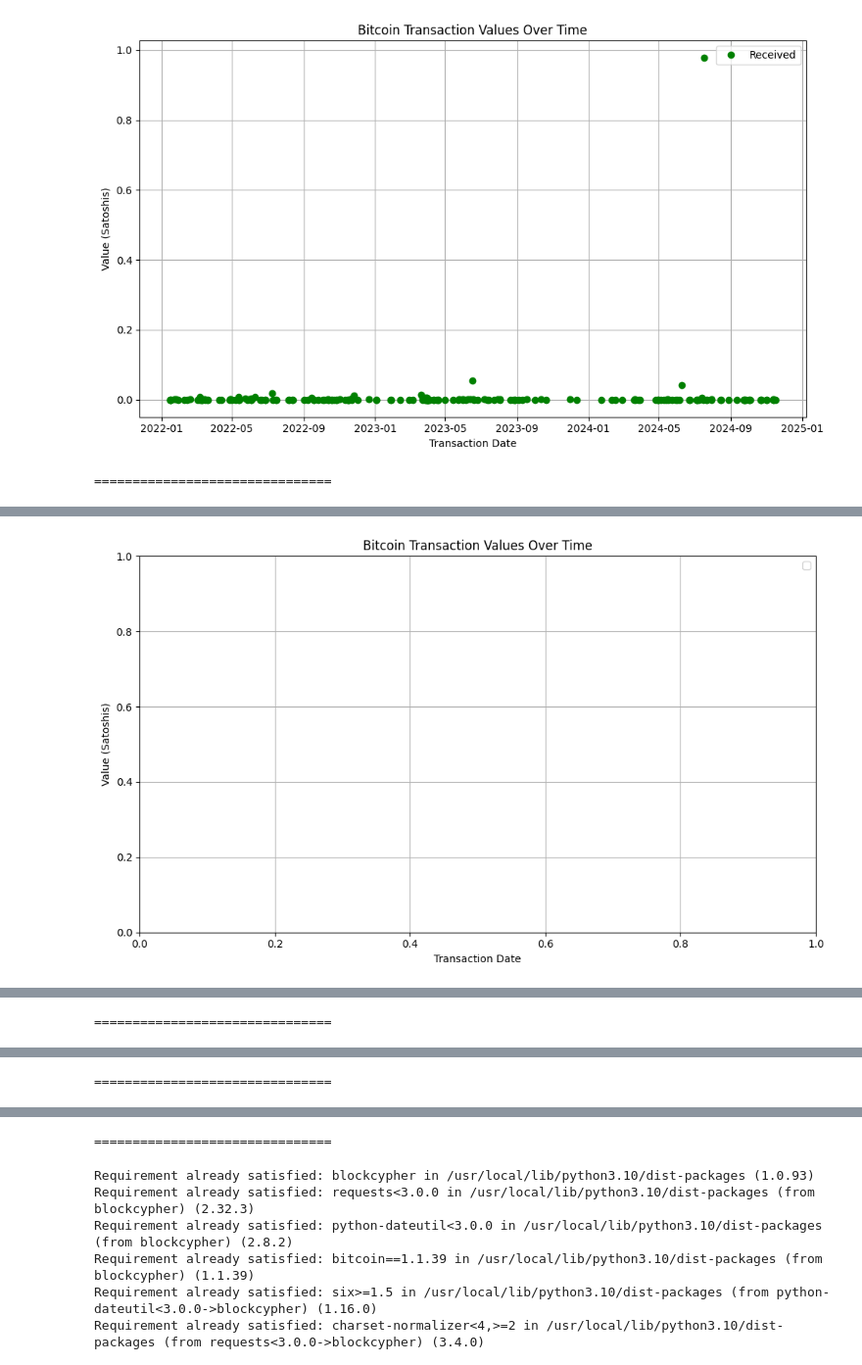
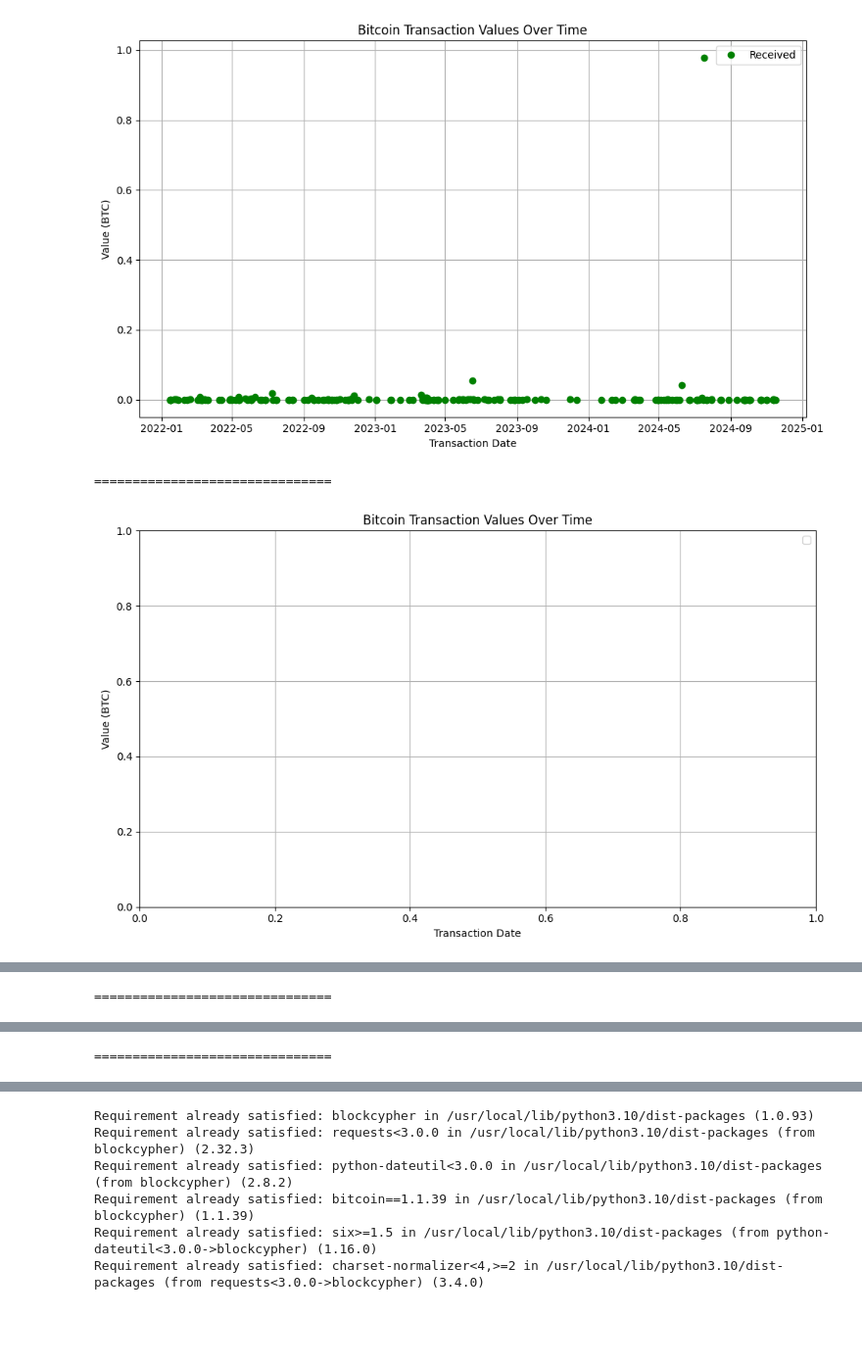
Before and after one commit to An210/ML, a Jupyter notebook: Large Holders Trading.ipynb, the cells around one changed output, grey strips where cells are left out. Shown at 98% size. Drawn from its saved outputs; the diff is of its cells as text; code cells hidden in the pictures; blank space fills up the shorter version.

```diff
--- a/Large Holders Trading.ipynb
+++ b/Large Holders Trading.ipynb
@@ -56,18 +56,19 @@ def helper(bitcoin_address):
   # Plot Sent transactions in red and Received transactions in green
   for i, tx_type in enumerate(transaction_types):
       if tx_type == "Sent":
-          plt.plot(dates[i], values[i], marker='o', color='red', linestyle=' ', label='Sent' if i == 0 else "")
+          plt.plot(dates[i], values[i], marker='o', color='red', linestyle=' ', label='Sent' )
       else:
-          plt.plot(dates[i], values[i], marker='o', color='green', linestyle=' ', label='Received' if i == 0 else "")
+          plt.plot(dates[i], values[i], marker='o', color='green', linestyle=' ', label='Received')
 
-  # Set plot labels and title
   plt.title('Bitcoin Transaction Values Over Time')
   plt.xlabel('Transaction Date')
-  plt.ylabel('Value (Satoshis)')
+  plt.ylabel('Value (BTC)')
   plt.grid(True)
 
-  # Add legend
-  plt.legend()
+  # Add legend with unique entries
+  handles, labels = plt.gca().get_legend_handles_labels()
+  by_label = dict(zip(labels, handles))  # Remove duplicates
+  plt.legend(by_label.values(), by_label.keys())
 
   # Display the plot
   plt.tight_layout()
@@ -98,2 +100,3 @@ Successfully installed bitcoin-1.1.39 blockcypher-1.0.93
-[figure, old version]
+[figure, new version]
 ===============================
+[figure, new version]
@@ -101 +103,0 @@ WARNING:matplotlib.legend:No artists with labels found to put in legend.  Note t
-[figure, old version]
@@ -106,4 +108,3 @@ WARNING:matplotlib.legend:No artists with labels found to put in legend.  Note t
-===============================
 # %%
 !pip install blockcypher
 
```
Also changed, not shown: parts of 1 cell of this notebook.
